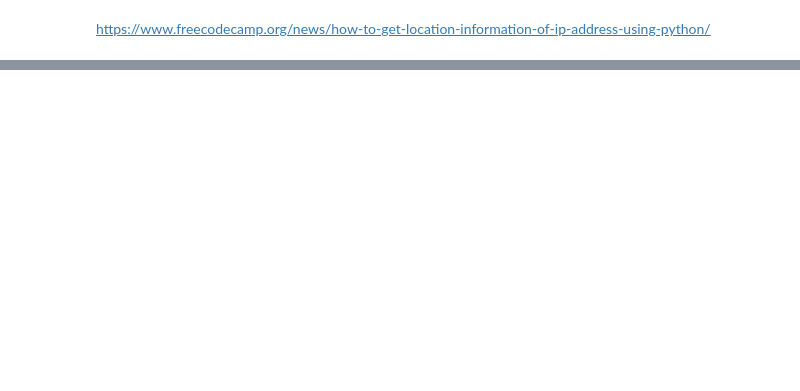
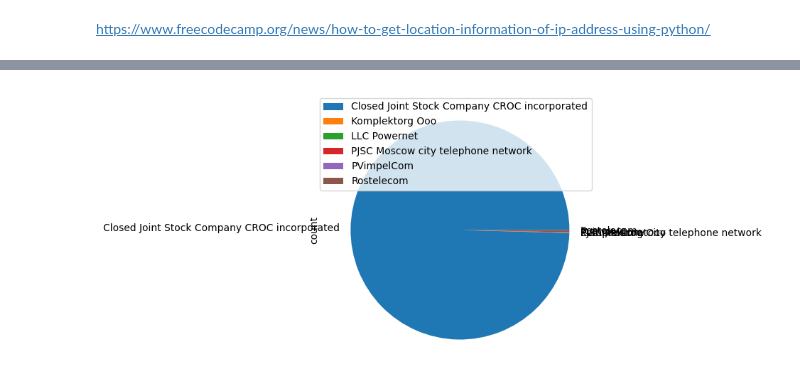
Before and after one commit to alex-chin/muzmonitor, a Jupyter notebook: investigation.ipynb, the cells around one changed output, grey strips where cells are left out. Saved outputs shown, nothing was run; the diff lists cells and outputs as text; code cells hidden in the pictures; blank space fills up the shorter version.

```diff
--- a/investigation.ipynb
+++ b/investigation.ipynb
@@ -69,0 +76,4 @@ https://www.freecodecamp.org/news/how-to-get-location-information-of-ip-address-
+# %%
+df1['org']=''
+# %%
+df1['org']=df1.source.apply(lambda x: get_location(x)['org'])
@@ -69,0 +93,2 @@ https://www.freecodecamp.org/news/how-to-get-location-information-of-ip-address-
+# %%
+df2=df1.drop(labels=['source'],axis=1)
@@ -69,0 +108,3 @@ https://www.freecodecamp.org/news/how-to-get-location-information-of-ip-address-
+# %%
+df3=df2.groupby(['org']).sum()
+df3
@@ -69,0 +122,4 @@ https://www.freecodecamp.org/news/how-to-get-location-information-of-ip-address-
+# %%
+plot = df3.plot.pie(y='count', figsize=(5, 5))
+# %% [output]
+[figure, added]
```
Also changed, not shown: parts of 10 cells of this notebook.
